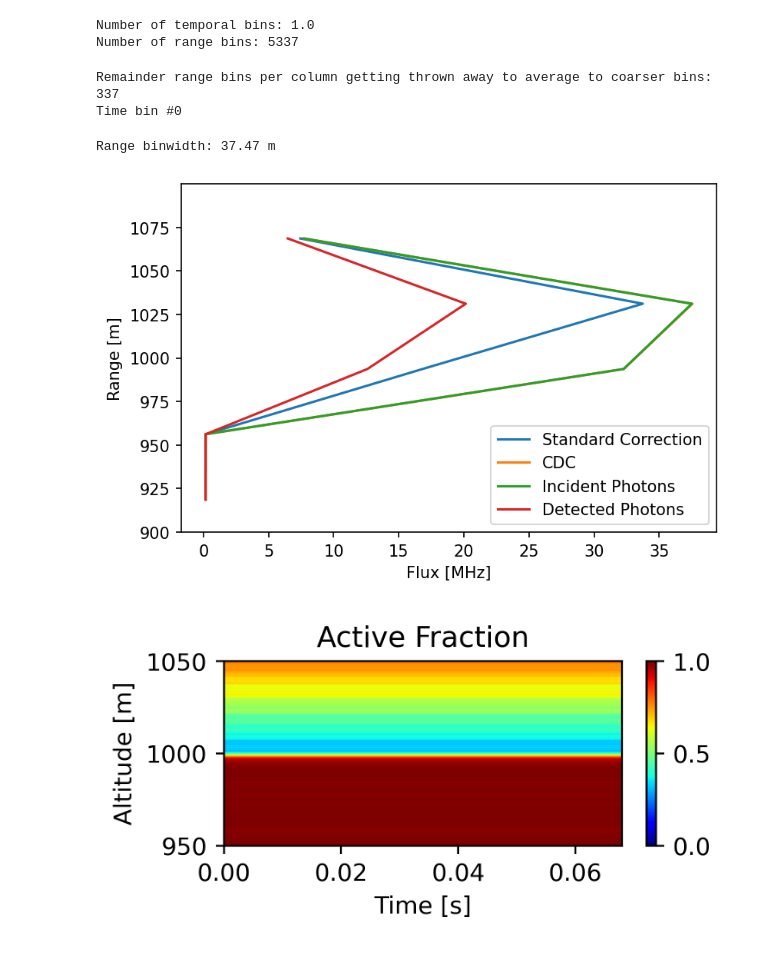
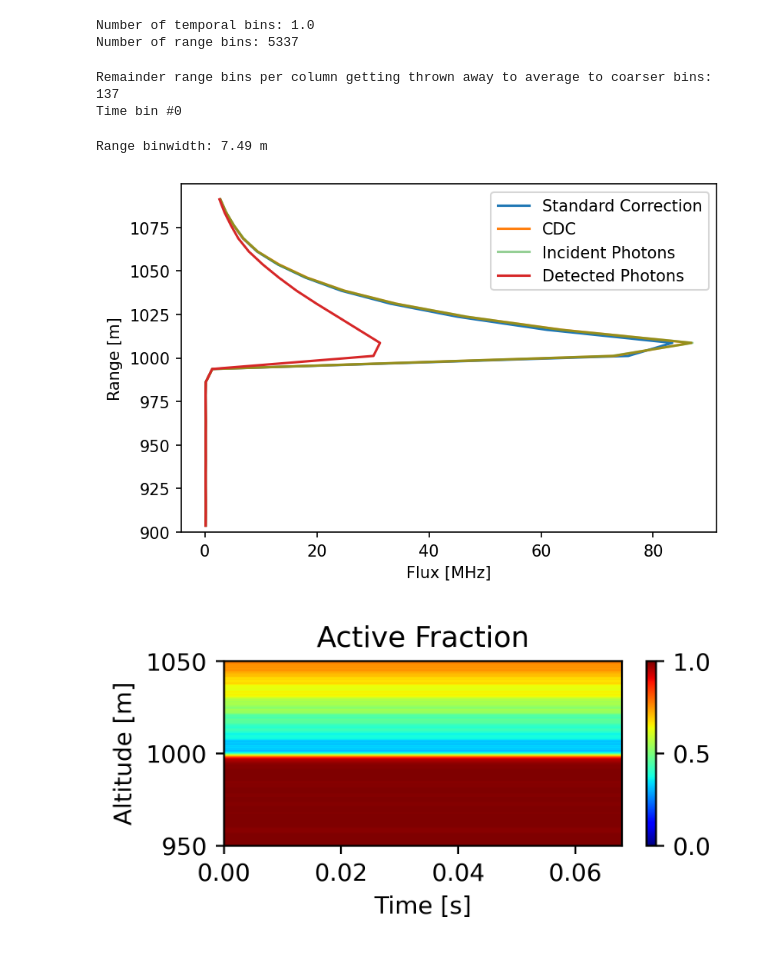
Before and after one commit to gkirchhoff32/Cloud-Measurements, a Jupyter notebook: direct_correct_clouds.ipynb, the cells around one changed output. Saved outputs shown, nothing was run; the diff lists cells and outputs as text; code cells hidden in the pictures.

```diff
--- a/direct_correct_clouds.ipynb
+++ b/direct_correct_clouds.ipynb
@@ -192,7 +192,7 @@ print('Number of range bins: {}'.format(intgrl_N))
 Number of temporal bins: 1.0
 Number of range bins: 5337
 # %%
-avg_bins = 1000
+avg_bins = 200
 max_idx = (intgrl_N//avg_bins) * avg_bins
 rmndr = intgrl_N - max_idx
 print('Remainder range bins per column getting thrown away to average to coarser bins: {}'.format(rmndr))
@@ -234,7 +234,7 @@ cnts_curtain = cnts_curtain.T[::-1]
 muller_curtain = muller_curtain.T[::-1]
 cdc_curtain = cdc_curtain.T[::-1]
 # %% [output]
-Remainder range bins per column getting thrown away to average to coarser bins: 337
+Remainder range bins per column getting thrown away to average to coarser bins: 137
 Time bin #0
 # %%
 # set up the truth curtain
@@ -251,25 +251,25 @@ curtain_truth_flux = curtain_truth / n_shots / binwidth_smooth
 # %%
 t_plot = np.arange(window_bnd[0]+binwidth_smooth/2, window_bnd[1]-binwidth_smooth/2, binwidth_smooth)
 range_plot = t_plot * c / 2  # [m]
 print('Range binwidth: {:.2f} m'.format(binwidth_smooth*c/2))
 
 fig = plt.figure(dpi=150)
 ax = fig.add_subplot(111)
 ax.plot(muller_curtain[:, 0][::-1]/1e6, range_plot, label='Standard Correction', alpha=1)
 ax.plot(cdc_curtain[:, 0][::-1]/1e6, range_plot, label='CDC', alpha=1)
-ax.plot(curtain_truth_flux[:, 0][::-1]/1e6, range_plot, label='Incident Photons')
+ax.plot(curtain_truth_flux[:, 0][::-1]/1e6, range_plot, label='Incident Photons', alpha=0.5)
 ax.plot(cnts_curtain[:, 0][::-1]/1e6, range_plot, label='Detected Photons')
 ax.set_ylabel('Range [m]')
 ax.set_xlabel('Flux [MHz]')
 ax.set_ylim([window_bnd[0]*c/2, window_bnd[1]*c/2])
 # ax.set_title('First Shot')
 # ax.set_xscale('log')
 # ax.set_xlim([5, 200])
 plt.legend()
 plt.show()
 # %% [output]
-Range binwidth: 37.47 m
+Range binwidth: 7.49 m
-[figure, old version]
+[figure, new version]
 # %%
 fig = plt.figure(figsize=(10,2), dpi=400)
 
```
Also changed, not shown: 3 other files.
